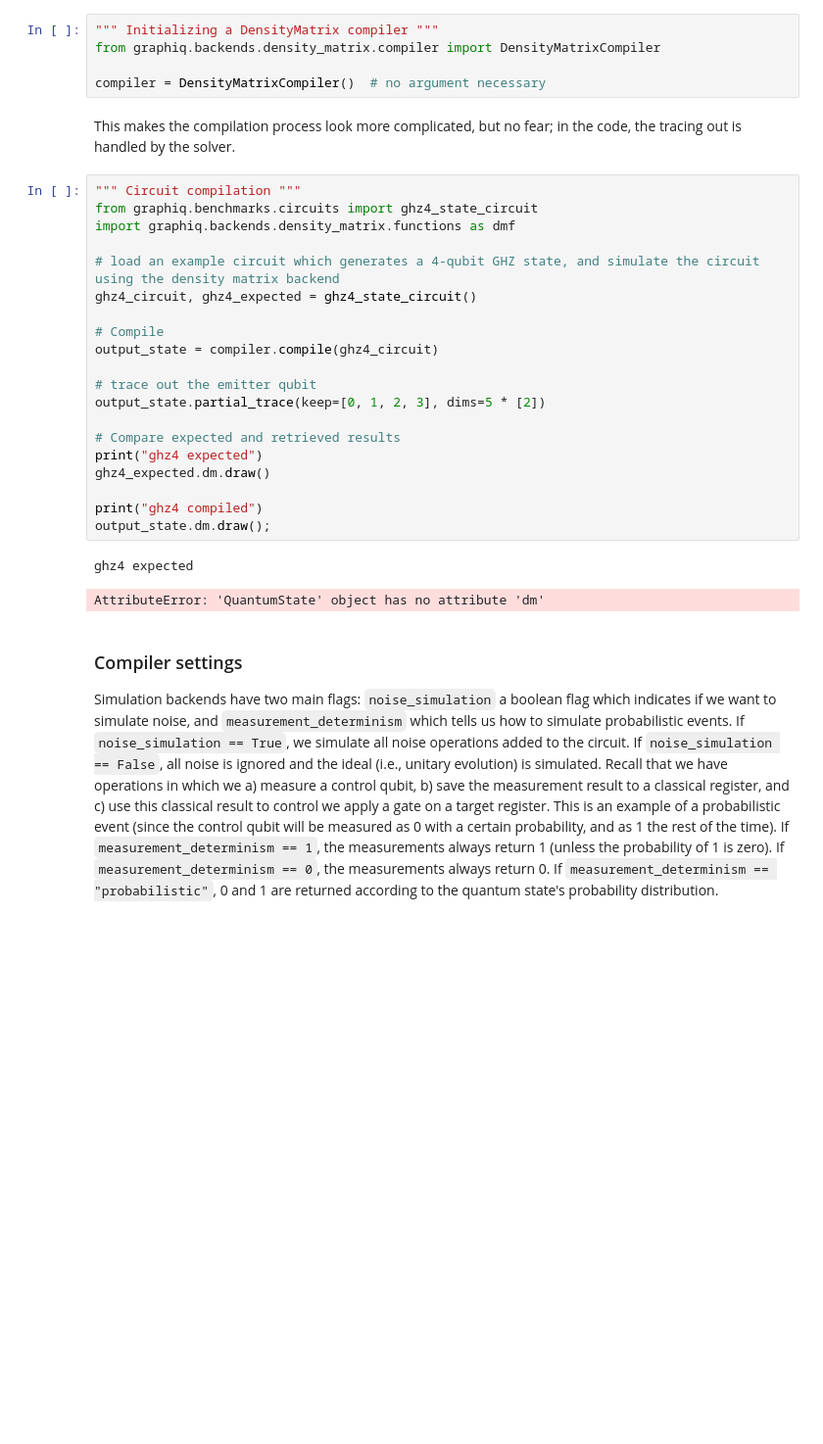
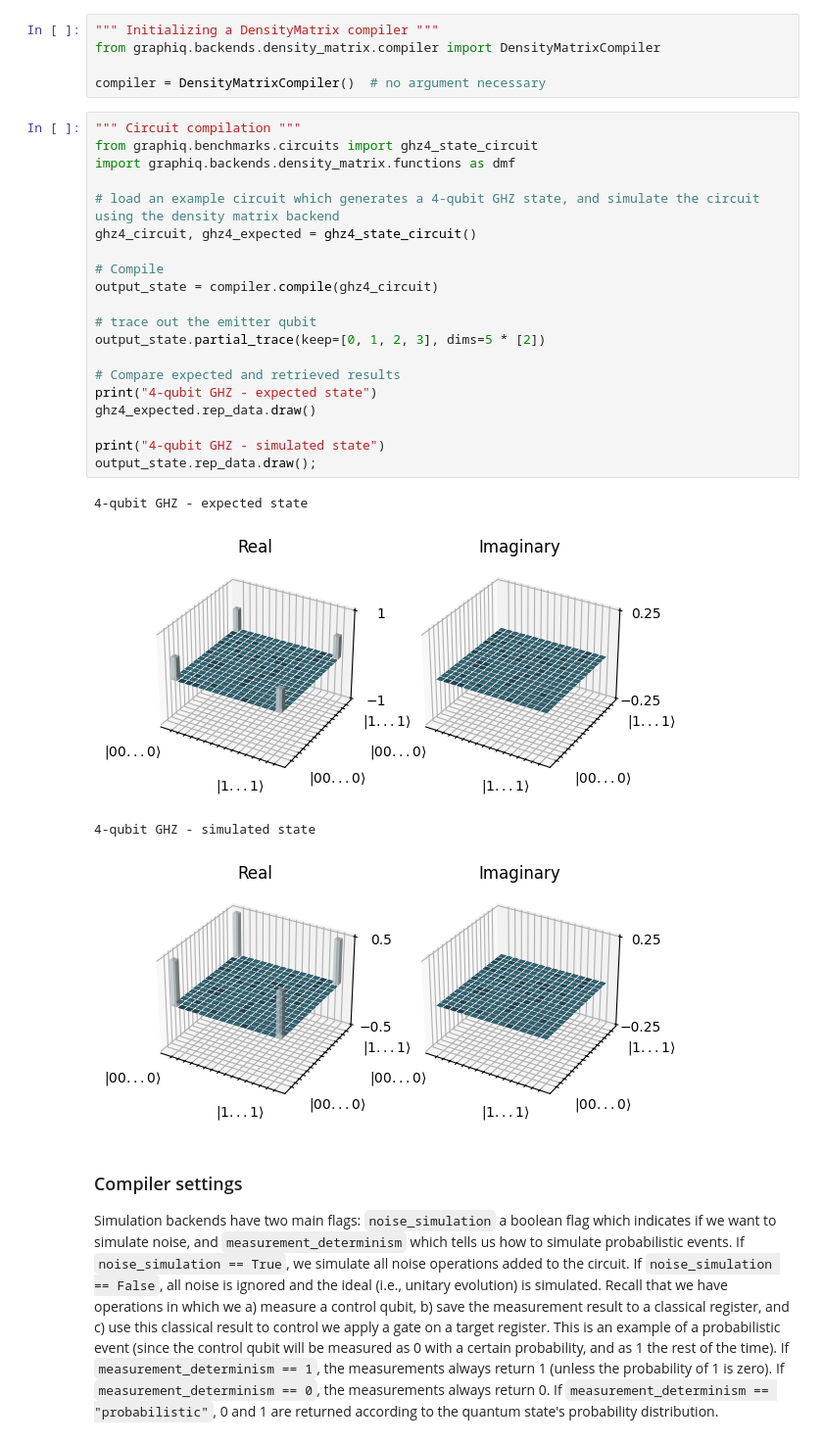
Before and after one commit to graphiq-dev/graphiq, a Jupyter notebook: docs/examples/startup_guide/3_compilers.ipynb, the cells around one changed output. Shown at 98% size. Saved outputs shown, nothing was run; the diff lists cells and outputs as text; blank space fills up the shorter version.

```diff
--- a/docs/examples/startup_guide/3_compilers.ipynb
+++ b/docs/examples/startup_guide/3_compilers.ipynb
@@ -13,31 +13,31 @@ However, operations on the circuit are restricted when using the stabilizer and
 from graphiq.backends.density_matrix.compiler import DensityMatrixCompiler
 
 compiler = DensityMatrixCompiler()  # no argument necessary
-# %% [markdown]
-This makes the compilation process look more complicated, but no fear; in the code, the tracing out is handled by the solver.
 # %%
 """ Circuit compilation """
 from graphiq.benchmarks.circuits import ghz4_state_circuit
 import graphiq.backends.density_matrix.functions as dmf
 
 # load an example circuit which generates a 4-qubit GHZ state, and simulate the circuit using the density matrix backend
 ghz4_circuit, ghz4_expected = ghz4_state_circuit()
 
 # Compile
 output_state = compiler.compile(ghz4_circuit)
 
 # trace out the emitter qubit
 output_state.partial_trace(keep=[0, 1, 2, 3], dims=5 * [2])
 
 # Compare expected and retrieved results
-print("ghz4 expected")
-ghz4_expected.dm.draw()
+print("4-qubit GHZ - expected state")
+ghz4_expected.rep_data.draw()
 
-print("ghz4 compiled")
-output_state.dm.draw();
+print("4-qubit GHZ - simulated state")
+output_state.rep_data.draw();
 # %% [output]
-ghz4 expected
+4-qubit GHZ - expected state
+[figure, added]
-AttributeError: 'QuantumState' object has no attribute 'dm'
+4-qubit GHZ - simulated state
+[figure, added]
 # %% [markdown]
 ### Compiler settings
 Simulation backends have two main flags: `noise_simulation` a boolean flag which indicates if we want to simulate noise, and `measurement_determinism` which tells us how to simulate probabilistic events.
```
Also changed, not shown: parts of 5 cells of this notebook, 4 other files.
